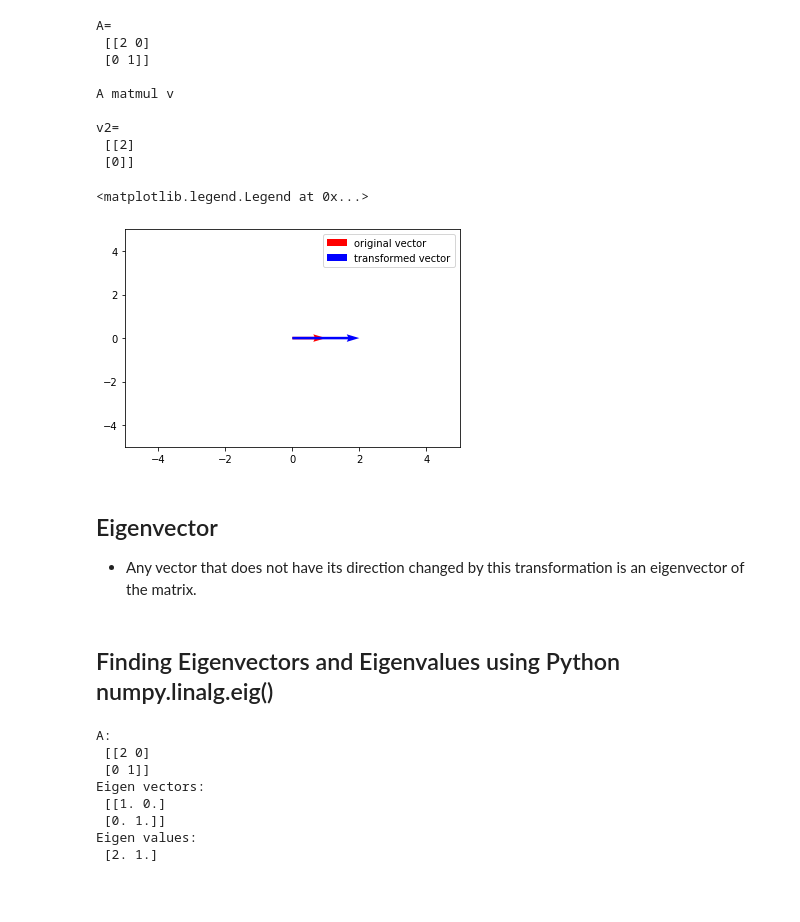
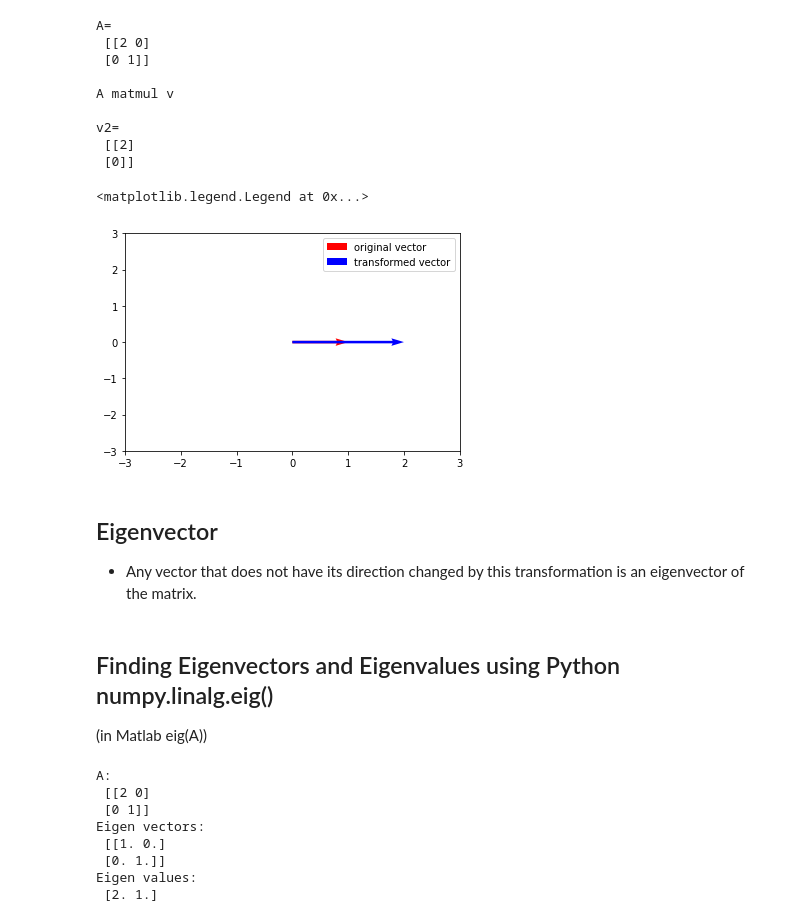
Before and after one commit to sbustamante/ComputationalMethods, a Jupyter notebook: extras/Linear_Algebra/linear_algebra_3.ipynb, the cells around one changed output. Cells and saved outputs as stored; diff of their text form; code cells hidden in the pictures; blank space fills up the shorter version.

```diff
--- a/extras/Linear_Algebra/linear_algebra_3.ipynb
+++ b/extras/Linear_Algebra/linear_algebra_3.ipynb
@@ -238,17 +248,18 @@ v2=
 # %%
 fig,ax=plt.subplots(1,1)
 ax.quiver(orig[0,0],orig[0,1],v[0],v[1], angles='xy', scale_units='xy', scale=1,color='r',label='original vector')
 ax.quiver(orig[0,0],orig[0,1],v2[0],v2[1], angles='xy', scale_units='xy', scale=1,color='b',label='transformed vector')
 
-ax.set_ylim(-5,5)
-ax.set_xlim(-5,5)
+ax.set_ylim(-3,3)
+ax.set_xlim(-3,3)
 ax.legend()
 # %% [output]
 <matplotlib.legend.Legend at 0x...>
-[figure, old version]
+[figure, new version]
 # %% [markdown]
 ## Eigenvector
 * Any vector that does not have its direction changed by this transformation is an eigenvector of the matrix.
 # %% [markdown]
 ## Finding Eigenvectors and Eigenvalues using Python numpy.linalg.eig()
+(in Matlab eig(A))
 # %%
```
Also changed, not shown: parts of 20 cells of this notebook.
